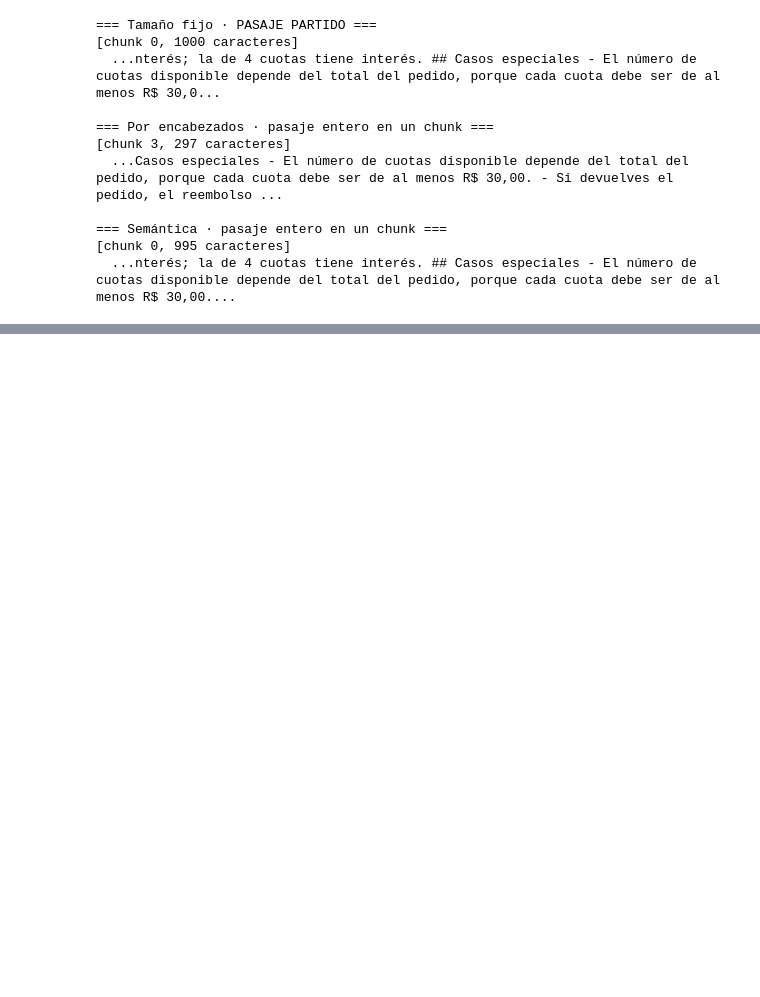
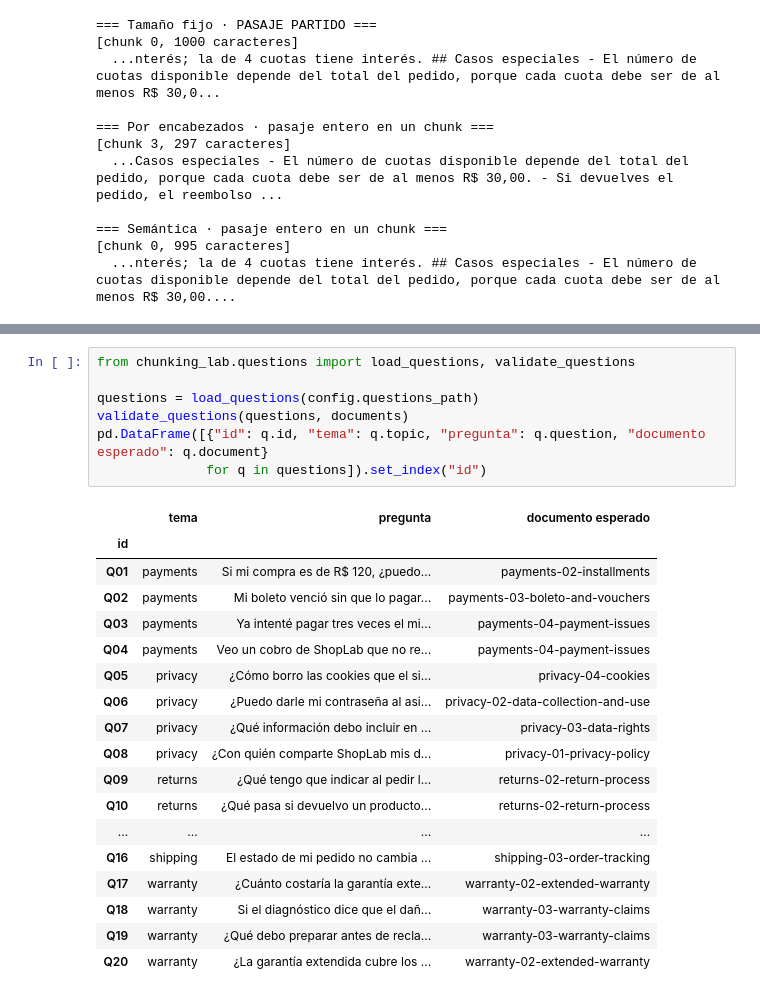
Before and after one commit to leandroAmariles/shoplab-helpdesk, a Jupyter notebook: notebooks/chunking-strategies.ipynb, the cells around one changed output, grey strips where cells are left out. Drawn from its saved outputs; the diff is of its cells as text; blank space fills up the shorter version.

```diff
--- a/notebooks/chunking-strategies.ipynb
+++ b/notebooks/chunking-strategies.ipynb
@@ -163,0 +173,26 @@ for strategy, example in cut_example(chunks, example_id, example_passage).items(
+# %%
+from chunking_lab.questions import load_questions, validate_questions
+
+questions = load_questions(config.questions_path)
+validate_questions(questions, documents)
+pd.DataFrame([{"id": q.id, "tema": q.topic, "pregunta": q.question, "documento esperado": q.document}
+              for q in questions]).set_index("id")
+# %% [output]
+|  | tema | pregunta | documento esperado |
+| id |  |  |  |
+| Q01 | payments | Si mi compra es de R$ 120, ¿puedo... | payments-02-installments |
+| Q02 | payments | Mi boleto venció sin que lo pagar... | payments-03-boleto-and-vouchers |
+| Q03 | payments | Ya intenté pagar tres veces el mi... | payments-04-payment-issues |
+| Q04 | payments | Veo un cobro de ShopLab que no re... | payments-04-payment-issues |
+| Q05 | privacy | ¿Cómo borro las cookies que el si... | privacy-04-cookies |
+| Q06 | privacy | ¿Puedo darle mi contraseña al asi... | privacy-02-data-collection-and-use |
+| Q07 | privacy | ¿Qué información debo incluir en ... | privacy-03-data-rights |
+| Q08 | privacy | ¿Con quién comparte ShopLab mis d... | privacy-01-privacy-policy |
+| Q09 | returns | ¿Qué tengo que indicar al pedir l... | returns-02-return-process |
+| Q10 | returns | ¿Qué pasa si devuelvo un producto... | returns-02-return-process |
+| ... | ... | ... | ... |
+| Q16 | shipping | El estado de mi pedido no cambia ... | shipping-03-order-tracking |
+| Q17 | warranty | ¿Cuánto costaría la garantía exte... | warranty-02-extended-warranty |
+| Q18 | warranty | Si el diagnóstico dice que el dañ... | warranty-03-warranty-claims |
+| Q19 | warranty | ¿Qué debo preparar antes de recla... | warranty-03-warranty-claims |
+| Q20 | warranty | ¿La garantía extendida cubre los ... | warranty-02-extended-warranty |
```
Also changed, not shown: parts of 6 cells of this notebook, 10 other files.
